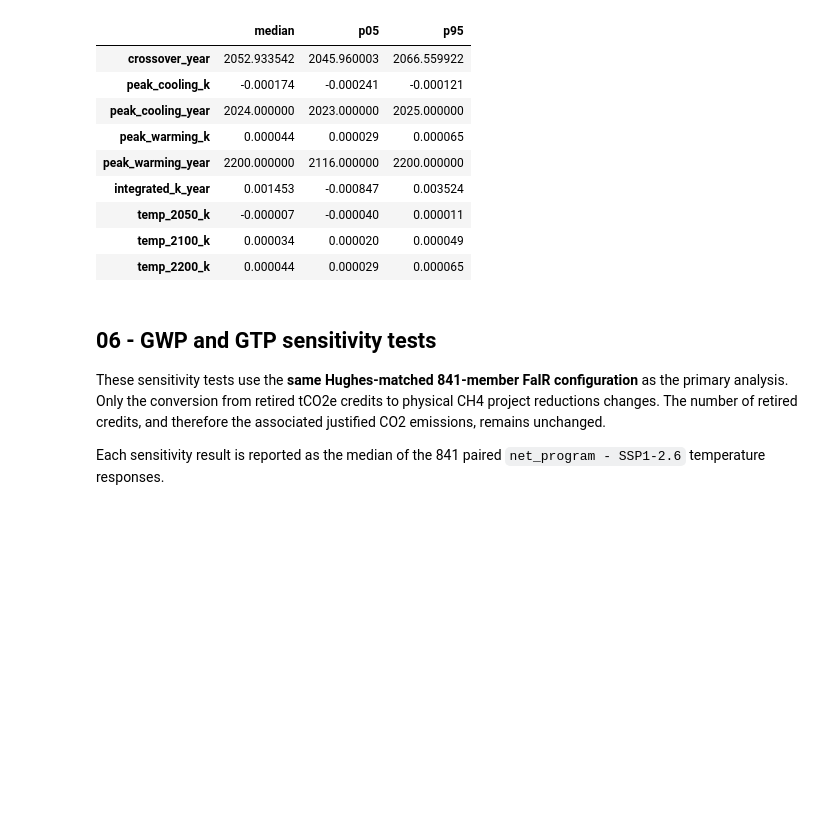
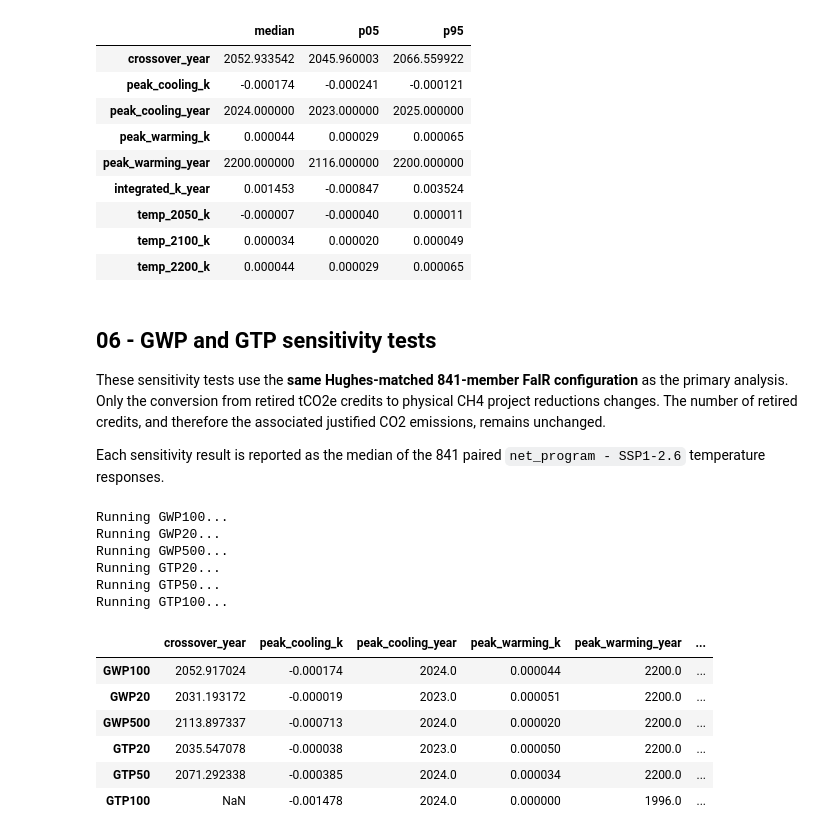
Before and after one commit to carbonplan/slcp-offsetting, a Jupyter notebook: notebooks/05-fair-vcm-analysis.ipynb, the cells around one changed output. Cells and saved outputs as stored; diff of their text form; code cells hidden in the pictures; blank space fills up the shorter version.

```diff
--- a/notebooks/05-fair-vcm-analysis.ipynb
+++ b/notebooks/05-fair-vcm-analysis.ipynb
@@ -332,6 +328,38 @@ Ensemble crossover distribution: 2052.9 ± 6.5 years (median ± SD)
 These sensitivity tests use the **same Hughes-matched 841-member FaIR configuration** as the primary analysis. Only the conversion from retired tCO2e credits to physical CH4 project reductions changes. The number of retired credits, and therefore the associated justified CO2 emissions, remains unchanged.
 
 Each sensitivity result is reported as the median of the 841 paired `net_program - SSP1-2.6` temperature responses.
+# %%
+# ----------------------------
+# run equivalency-metric sensitivity tests
+# ----------------------------
+
+sensitivity = {}
+
+for metric, flux in fluxes.items():
+    print(f"Running {metric}...")
+    f_metric = run_program_fair(flux, scenarios=("net_program",), progress=False)
+    response = (f_metric.temperature.sel(scenario="net_program", layer=0) - f_metric.temperature.sel(scenario=BASELINE_SCENARIO, layer=0))
+    median_temp = response.median("config").values
+    sensitivity[metric] = {"temperature": median_temp, "metrics": temp_metrics(years, median_temp),}
+
+sensitivity_summary = pd.DataFrame({metric: result["metrics"]
+    for metric, result in sensitivity.items()}).T
+
+display(sensitivity_summary)
+# %% [output]
+Running GWP100...
+Running GWP20...
+Running GWP500...
+Running GTP20...
+Running GTP50...
+Running GTP100...
+|  | crossover_year | peak_cooling_k | peak_cooling_year | peak_warming_k | peak_warming_year | ... |
+| GWP100 | 2052.917024 | -0.000174 | 2024.0 | 0.000044 | 2200.0 | ... |
+| GWP20 | 2031.193172 | -0.000019 | 2023.0 | 0.000051 | 2200.0 | ... |
+| GWP500 | 2113.897337 | -0.000713 | 2024.0 | 0.000020 | 2200.0 | ... |
+| GTP20 | 2035.547078 | -0.000038 | 2023.0 | 0.000050 | 2200.0 | ... |
+| GTP50 | 2071.292338 | -0.000385 | 2024.0 | 0.000034 | 2200.0 | ... |
+| GTP100 | NaN | -0.001478 | 2024.0 | 0.000000 | 1996.0 | ... |
 # %%
 # ----------------------------
 # plot metric sensitivity
```
Also changed, not shown: parts of 3 cells of this notebook.
